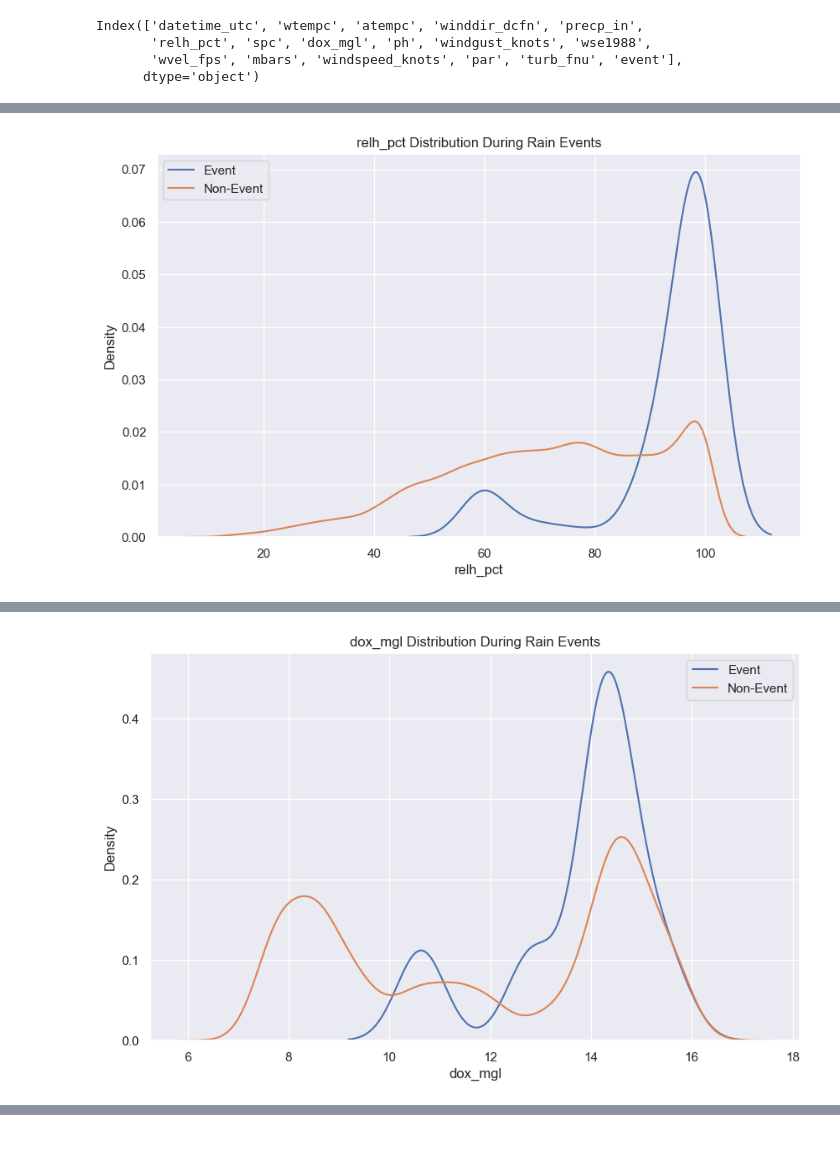
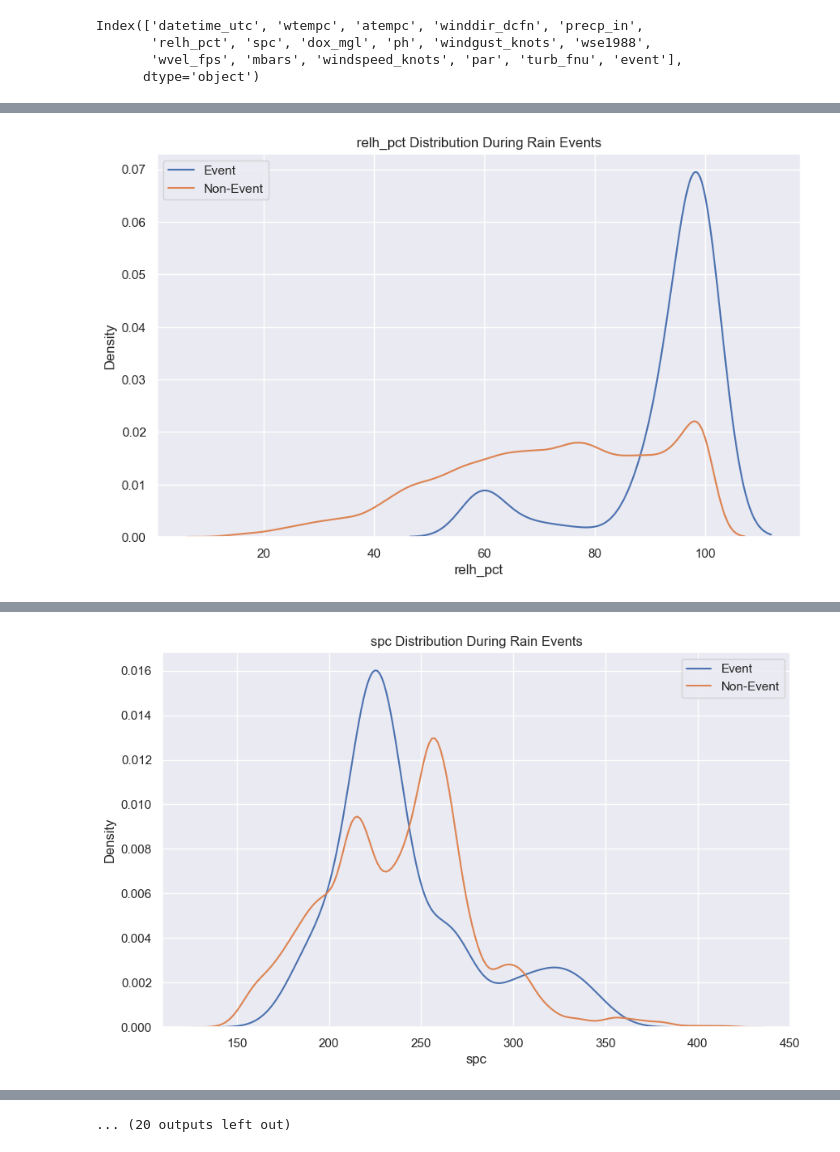
Before and after one commit to dmccormick15/ds-interviews, a Jupyter notebook: src/task_3.ipynb, the cells around one changed output, grey strips where cells are left out. Saved outputs shown, nothing was run; the diff lists cells and outputs as text; code cells hidden in the pictures.

```diff
--- a/src/task_3.ipynb
+++ b/src/task_3.ipynb
@@ -257,7 +293,8 @@ all_event_data = data[data['event'] == 1]
 all_non_event_data = data[data['event'] == 0]
 # %%
 #plot the distributions of wse1988, mbars, and turb_fnu during events and not during events and add to the log
-features = ['wse1988', 'mbars', 'turb_fnu','wvel_fps', 'relh_pct','dox_mgl']
+# features = ['wse1988', 'mbars', 'turb_fnu','wvel_fps', 'relh_pct','dox_mgl']
+features = all_event_data.iloc[:,1:].columns
 for feature in features:
     plt.figure(figsize=(10, 6))
     sns.kdeplot(all_event_data[feature], label='Event')
@@ -282 +319 @@ for feature in features:
-[figure, old version]
+[figure, new version]
@@ -283,0 +321 @@ for feature in features:
+... (20 outputs left out)
```
Also changed, not shown: parts of 8 cells of this notebook, 2 other files.
